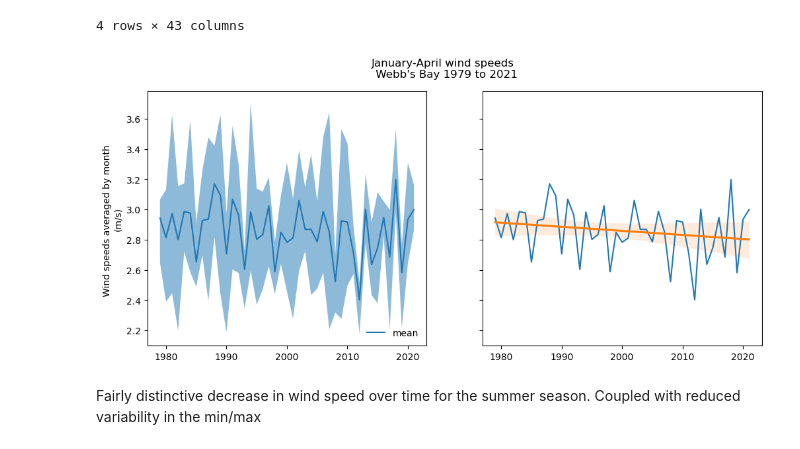
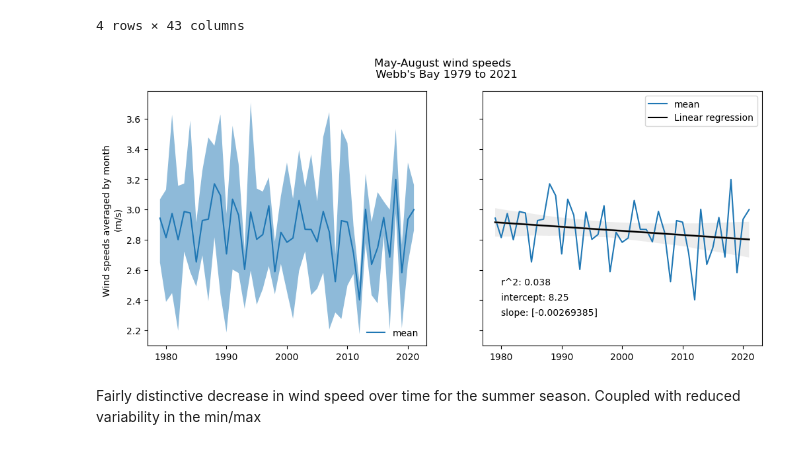
Before and after one commit to ejharri1/Emma-Eric, a Jupyter notebook: U10_WebbBay_singleloc.ipynb, the cells around one changed output. Saved outputs shown, nothing was run; the diff lists cells and outputs as text; code cells hidden in the pictures.

```diff
--- a/U10_WebbBay_singleloc.ipynb
+++ b/U10_WebbBay_singleloc.ipynb
@@ -231,25 +270,43 @@ summer
 # %%
 x = np.linspace(1979, 2021, 43)
 y = summer.mean()
 y1 = summer.max()
 y2 = summer.min()
 
 # plot
 fig, (ax, ax2) = plt.subplots(1,2, figsize=(12,5), sharey=True)
 
 ax.plot(x, y, label="mean")
 ax.fill_between(x, y1, y2, alpha=.5, linewidth=0)
 ax.set_ylabel("Wind speeds averaged by month \n(m/s)")
 ax.legend(frameon=False, loc="lower right")
 
 # 2nd plot showing trendline for mean data
 ax2.plot(x, y, label="mean")
-sns.regplot(x=x, y=y, marker='')
-fig.suptitle("January-April wind speeds \n Webb's Bay 1979 to 2021")
+sns.regplot(x=x, y=y, marker='', color='grey')
+fig.suptitle("May-August wind speeds \n Webb's Bay 1979 to 2021")
+
+# linear regression
+x = x.reshape((-1,1)) # reshape array
+y = y.to_numpy() # change pd series to numpy array
+
+new_model = LinearRegression().fit(x, y)
+r_sq = new_model.score(x, y) # calculate coefficient of determination
+y_pred = new_model.intercept_ + new_model.coef_ * x # predicted y values
+
+# add text to figure
+ax2.text(x=1980, y=2.5, s=f"r^2: {r_sq:0.2}")
+ax2.text(x=1980, y=2.4, s= f"intercept: {new_model.intercept_:0.3}")
+ax2.text(x=1980, y=2.3, s=f"slope: {new_model.coef_}")
+
+# plot model fit
+ax2.plot(x, y_pred, color='black', label='Linear regression')
+
+ax2.legend()
 
 plt.show()
 # %% [output]
-[figure, old version]
+[figure, new version]
 # %% [markdown]
 Fairly distinctive decrease in wind speed over time for the summer season. Coupled with reduced variability in the min/max
 # %% [markdown]
```
Also changed, not shown: parts of 14 cells of this notebook.
